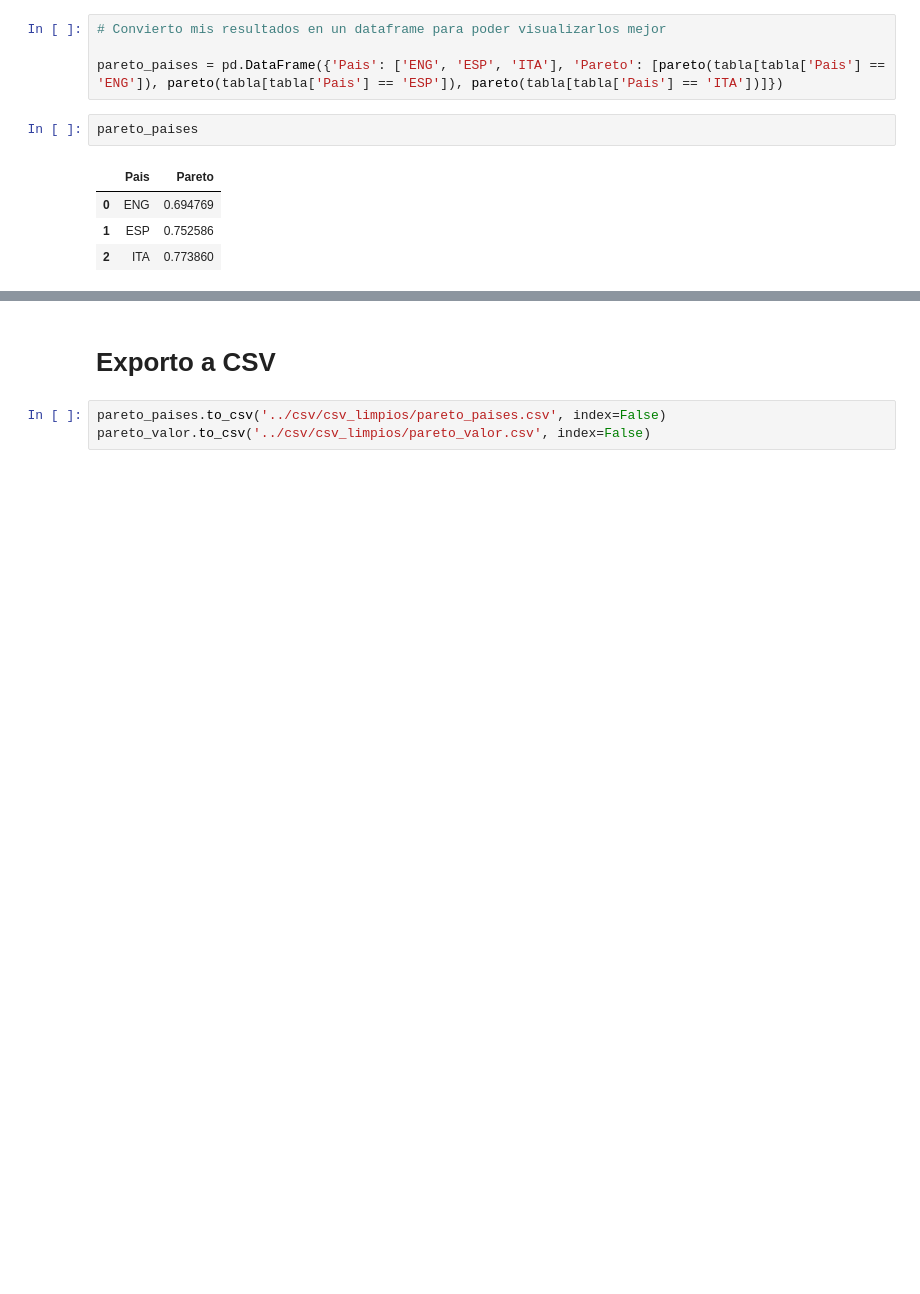
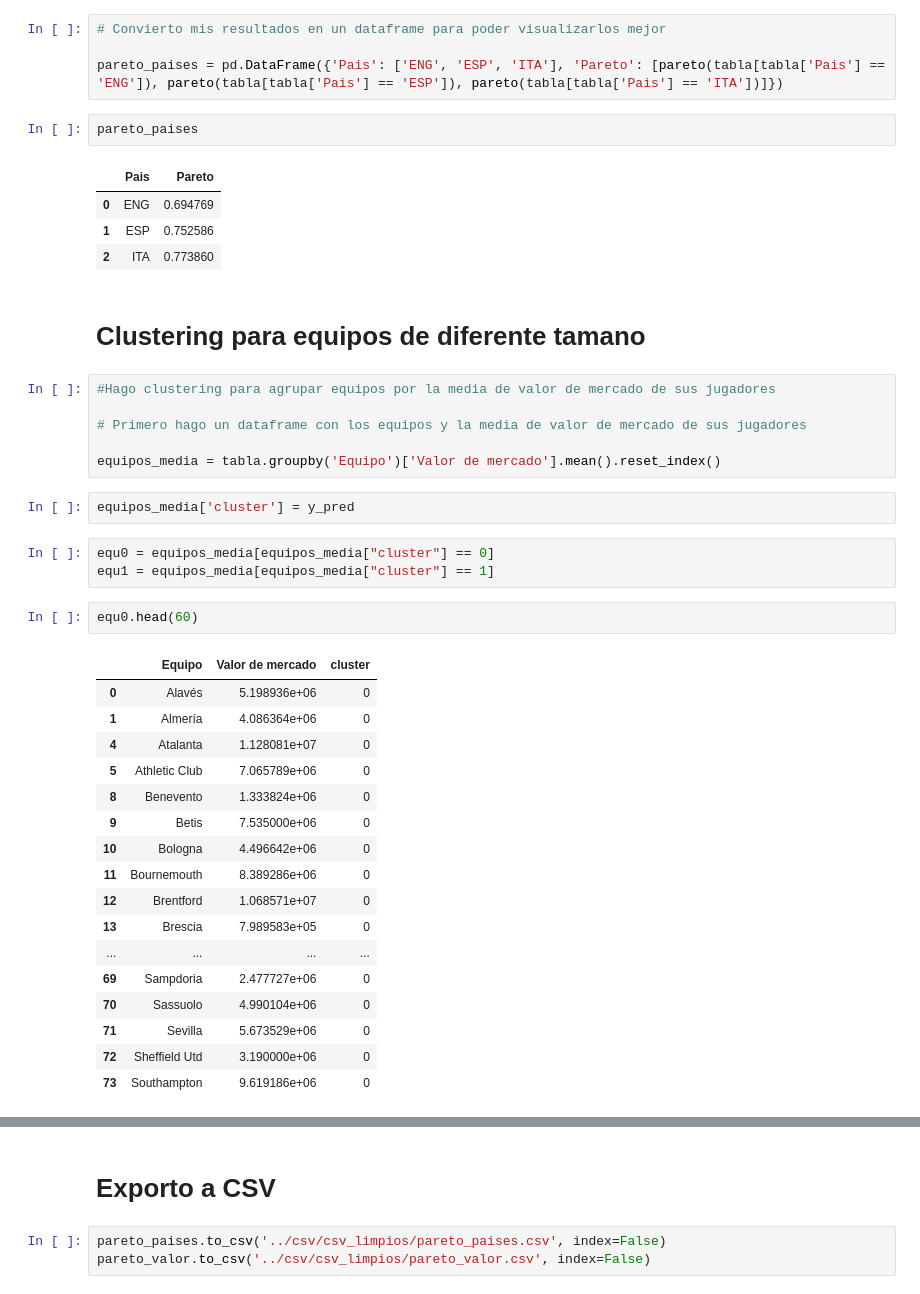
Before and after one commit to Matimengot/Proyecto-Final, a Jupyter notebook: Estadistica/analisis.ipynb, the cells around one changed output, grey strips where cells are left out. Cells and saved outputs as stored; diff of their text form; blank space fills up the shorter version.

```diff
--- a/Estadistica/analisis.ipynb
+++ b/Estadistica/analisis.ipynb
@@ -89,3 +101,36 @@ pareto_paises
 | 0 | ENG | 0.694769 |
 | 1 | ESP | 0.752586 |
 | 2 | ITA | 0.773860 |
+# %% [markdown]
+# Clustering para equipos de diferente tamano
+# %%
+#Hago clustering para agrupar equipos por la media de valor de mercado de sus jugadores
+
+# Primero hago un dataframe con los equipos y la media de valor de mercado de sus jugadores
+
+equipos_media = tabla.groupby('Equipo')['Valor de mercado'].mean().reset_index()
+# %%
+equipos_media['cluster'] = y_pred
+# %%
+equ0 = equipos_media[equipos_media["cluster"] == 0]
+equ1 = equipos_media[equipos_media["cluster"] == 1]
+# %%
+equ0.head(60)
+# %% [output]
+|  | Equipo | Valor de mercado | cluster |
+| 0 | Alavés | 5.198936e+06 | 0 |
+| 1 | Almería | 4.086364e+06 | 0 |
+| 4 | Atalanta | 1.128081e+07 | 0 |
+| 5 | Athletic Club | 7.065789e+06 | 0 |
+| 8 | Benevento | 1.333824e+06 | 0 |
+| 9 | Betis | 7.535000e+06 | 0 |
+| 10 | Bologna | 4.496642e+06 | 0 |
+| 11 | Bournemouth | 8.389286e+06 | 0 |
+| 12 | Brentford | 1.068571e+07 | 0 |
+| 13 | Brescia | 7.989583e+05 | 0 |
+| ... | ... | ... | ... |
+| 69 | Sampdoria | 2.477727e+06 | 0 |
+| 70 | Sassuolo | 4.990104e+06 | 0 |
+| 71 | Sevilla | 5.673529e+06 | 0 |
+| 72 | Sheffield Utd | 3.190000e+06 | 0 |
+| 73 | Southampton | 9.619186e+06 | 0 |
```
Also changed, not shown: parts of 19 cells of this notebook.
